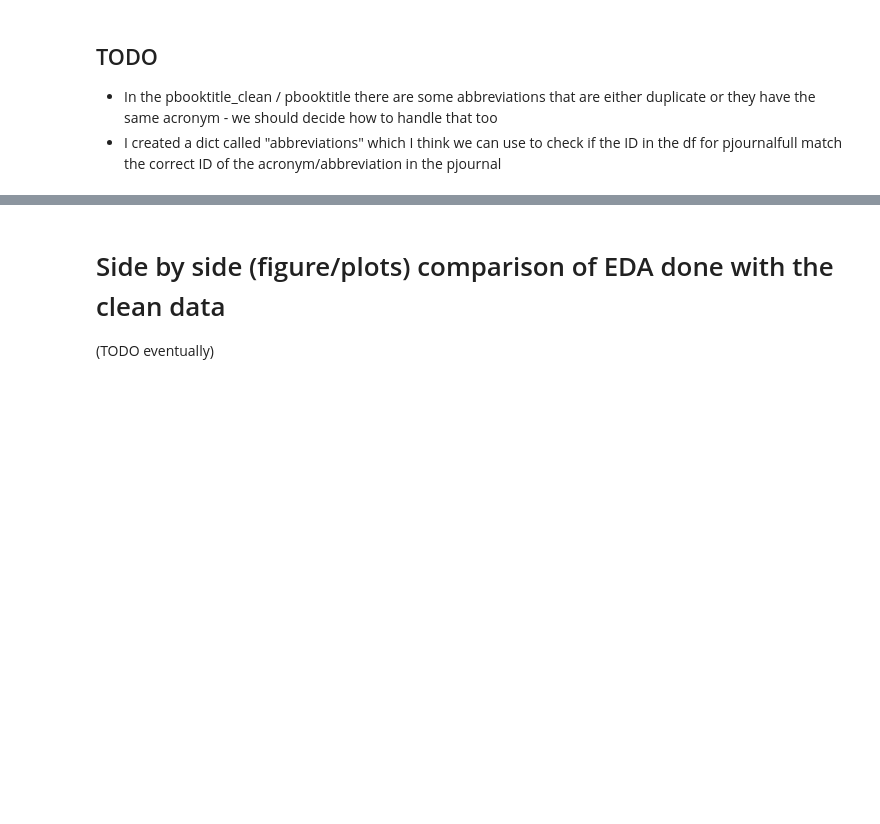
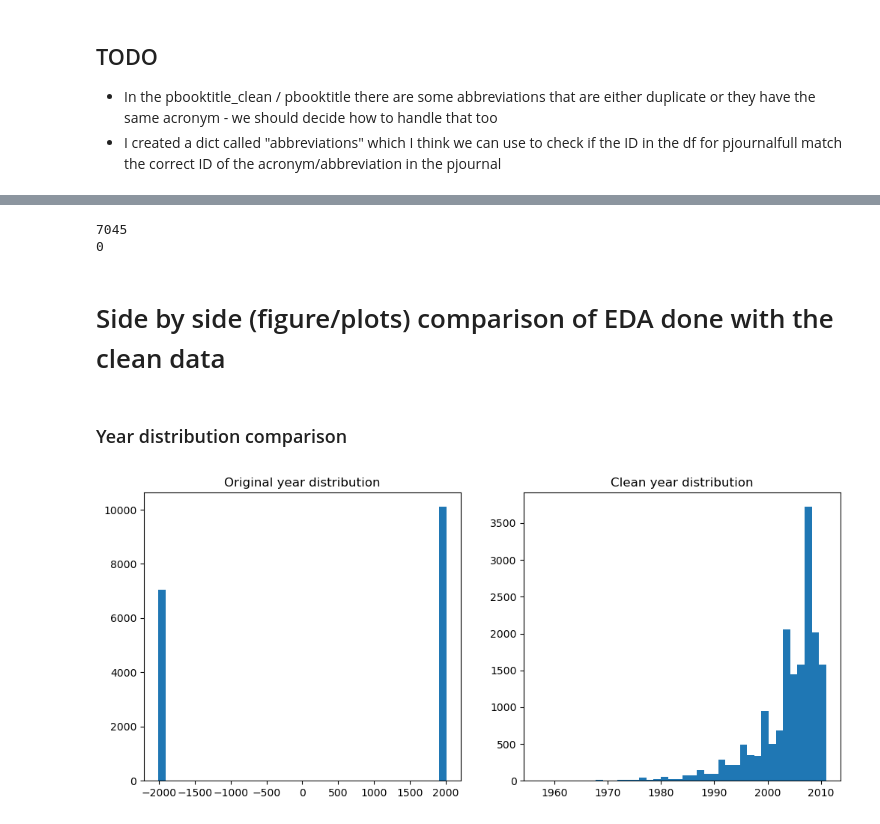
Before and after one commit to nagliskaro/big_data_g2, a Jupyter notebook: eda.ipynb, the cells around one changed output, grey strips where cells are left out. Drawn from its saved outputs; the diff is of its cells as text; code cells hidden in the pictures; blank space fills up the shorter version.

Commit message:
Finished data cleaning, added feature engineering and trained 2 baseline models (log. regression and dec. tree) +  added next steps

```diff
--- a/eda.ipynb
+++ b/eda.ipynb
@@ -605,0 +749,9 @@ for id, name in pbooktitle.items():
+# %%
+mask = df.apply(
+    lambda row: looks_like_name(str(row["ptitle"]))
+    and looks_like_title(str(row["pauthor"])),
+    axis=1
+)
+
+print(mask.sum())
+df[mask][["pauthor","ptitle"]]
@@ -605,0 +775,3 @@ for id, name in pbooktitle.items():
+# %%
+df.loc[mask, ["ptitle","pauthor"]] = \
+df.loc[mask, ["pauthor","ptitle"]].values
@@ -605,0 +833,11 @@ for id, name in pbooktitle.items():
+# %%
+def normalize_text(s):
+    if pd.isna(s):
+        return ""
+    s = s.lower()
+    s = re.sub(r'\s+', ' ', s)
+    return s.strip()
+
+df["ptitle"] = df["ptitle"].apply(normalize_text)
+df["pauthor"] = df["pauthor"].apply(normalize_text)
+df.head(5)
@@ -624,3 +892,24 @@ with open('clean_data/pbooktitlefull_clean.json', 'w', encoding='utf-8') as f:
+# %%
+# need this to make the comparison graphs later
+df_original = pd.concat([dblp_1, dblp_2, dblp_3, dblp_4], ignore_index=True)
+# %%
+print((df_original["pyear"] < 0).sum())
+print((df["pyear"] < 0).sum())
+# %% [output]
+7045
+0
 # %% [markdown]
 # Side by side (figure/plots) comparison of EDA done with the clean data
-(TODO eventually)
+# %% [markdown]
+### Year distribution comparison
+# %%
+import matplotlib.pyplot as plt
+
+fig, ax = plt.subplots(1,2, figsize=(12,5))
+ax[0].hist(df_original["pyear"], bins=40)
+ax[0].set_title("Original year distribution")
+ax[1].hist(df["pyear"], bins=40)
+ax[1].set_title("Clean year distribution")
+plt.show()
+# %% [output]
+[figure, added]
```
Also changed, not shown: parts of 139 cells of this notebook, 2 other files.
